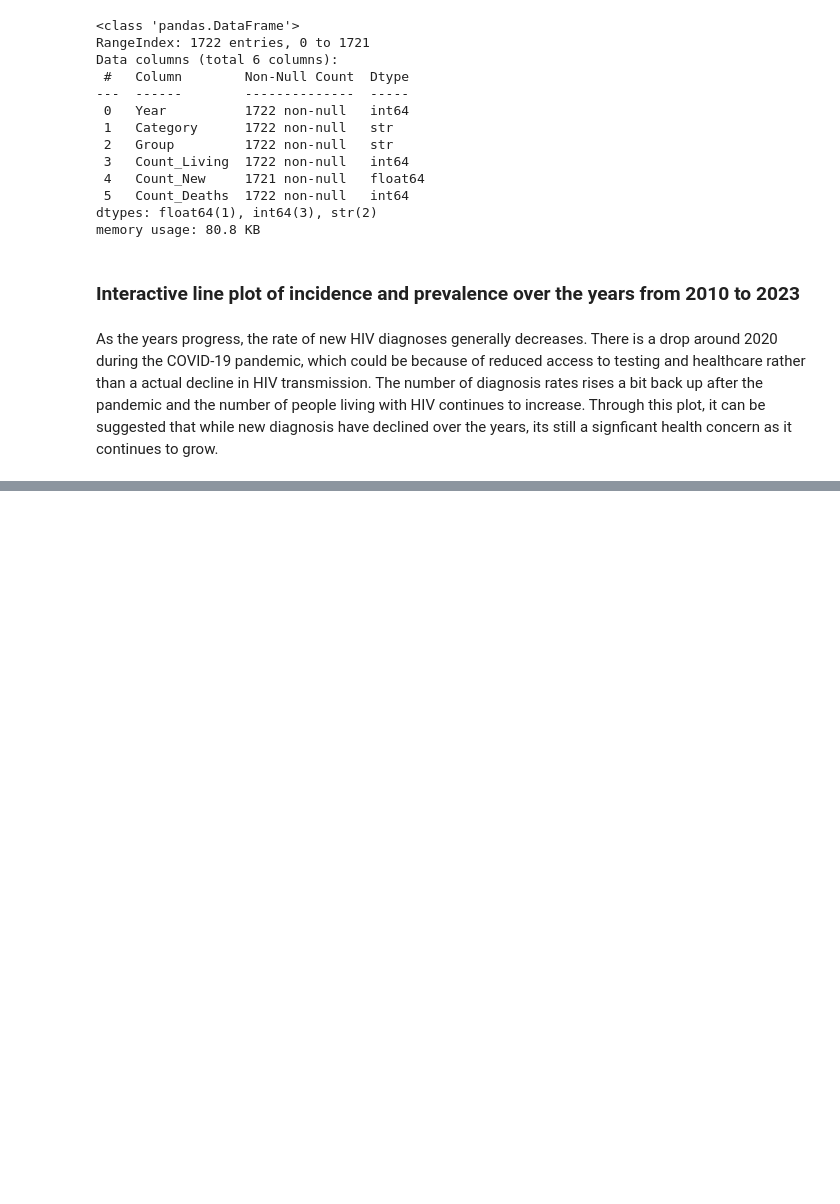
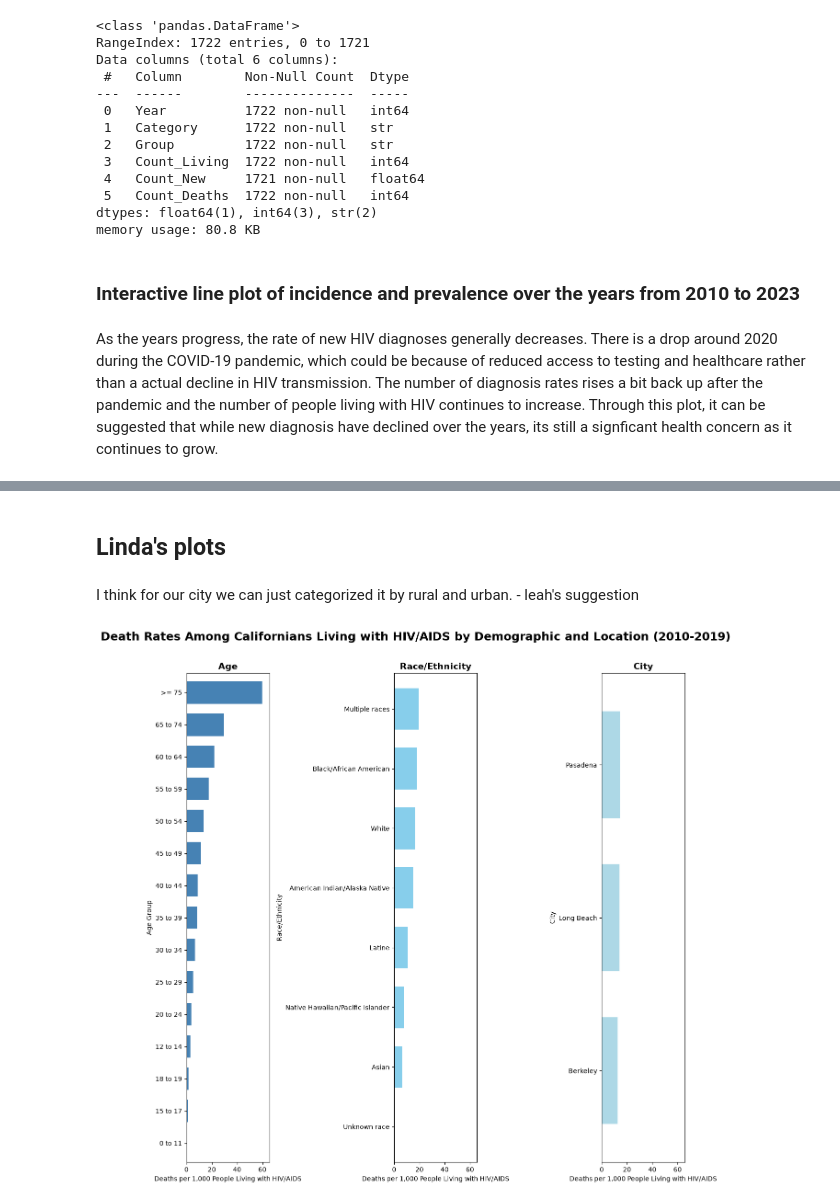
Before and after one commit to gaayathrimathuria/DS2023-Project2-HIVAIDS, a Jupyter notebook: chartsbylea.ipynb, the cells around one changed output, grey strips where cells are left out. Drawn from its saved outputs; the diff is of its cells as text; code cells hidden in the pictures; blank space fills up the shorter version.

```diff
--- a/chartsbylea.ipynb
+++ b/chartsbylea.ipynb
@@ -138,0 +176,58 @@ As the years progress, the rate of new HIV diagnoses generally decreases. There
+# %% [markdown]
+## Linda's plots
+# %% [markdown]
+I think for our city we can just categorized it by rural and urban. - leah's suggestion
+# %%
+demographics = (
+    hiv_aids
+        .groupby(['Category', 'Group'])[['Count_Deaths', 'Count_Living']]
+        .sum(min_count=1)
+)
+
+demographics['Death_Rate'] = (
+    demographics.Count_Deaths / demographics.Count_Living * 1000
+)
+
+fig, axes = plt.subplots(1, 3, figsize=(12, 12))
+
+colors = ['steelblue', 'skyblue', 'lightblue']
+
+demographics.loc['Age', 'Death_Rate'].sort_values().plot.barh(
+    ax=axes[0], color=colors[0], width=0.7
+)
+axes[0].set_title("Age", fontsize=14, fontweight='bold')
+axes[0].set_ylabel("Age Group")
+
+demographics.loc['Race/Ethnicity', 'Death_Rate'].sort_values().plot.barh(
+    ax=axes[1], color=colors[1], width=0.7
+)
+axes[1].set_title("Race/Ethnicity", fontsize=14, fontweight='bold')
+axes[1].set_ylabel("Race/Ethnicity")
+
+demographics.loc['City', 'Death_Rate'].sort_values().plot.barh(
+    ax=axes[2], color=colors[2], width=0.7
+)
+axes[2].set_title("City", fontsize=14, fontweight='bold')
+axes[2].set_ylabel("City")
+
+for ax in axes:
+    ax.set_xlabel("Deaths per 1,000 People Living with HIV/AIDS")
+
+    ax.tick_params(axis='both', labelsize=10)
+
+max_rate = demographics['Death_Rate'].max()
+
+for ax in axes:
+    ax.set_xlim(0, max_rate * 1.1)
+
+fig.suptitle(
+    "Death Rates Among Californians Living with HIV/AIDS by Demographic and Location (2010-2019)",
+    fontsize=18,
+    fontweight='bold',
+    y=1.01
+)
+
+plt.tight_layout()
+plt.show()
+# %% [output]
+[figure, added]
```
Also changed, not shown: parts of 4 cells of this notebook.
